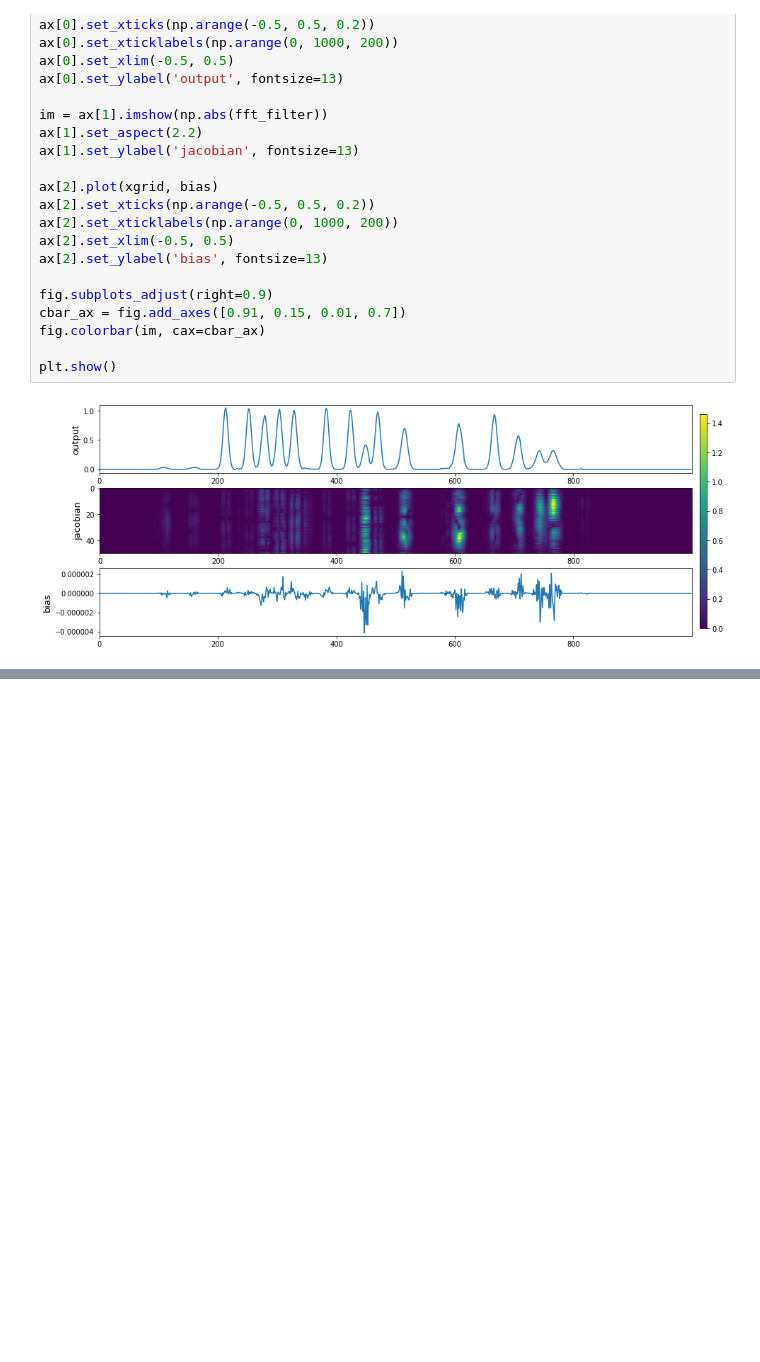
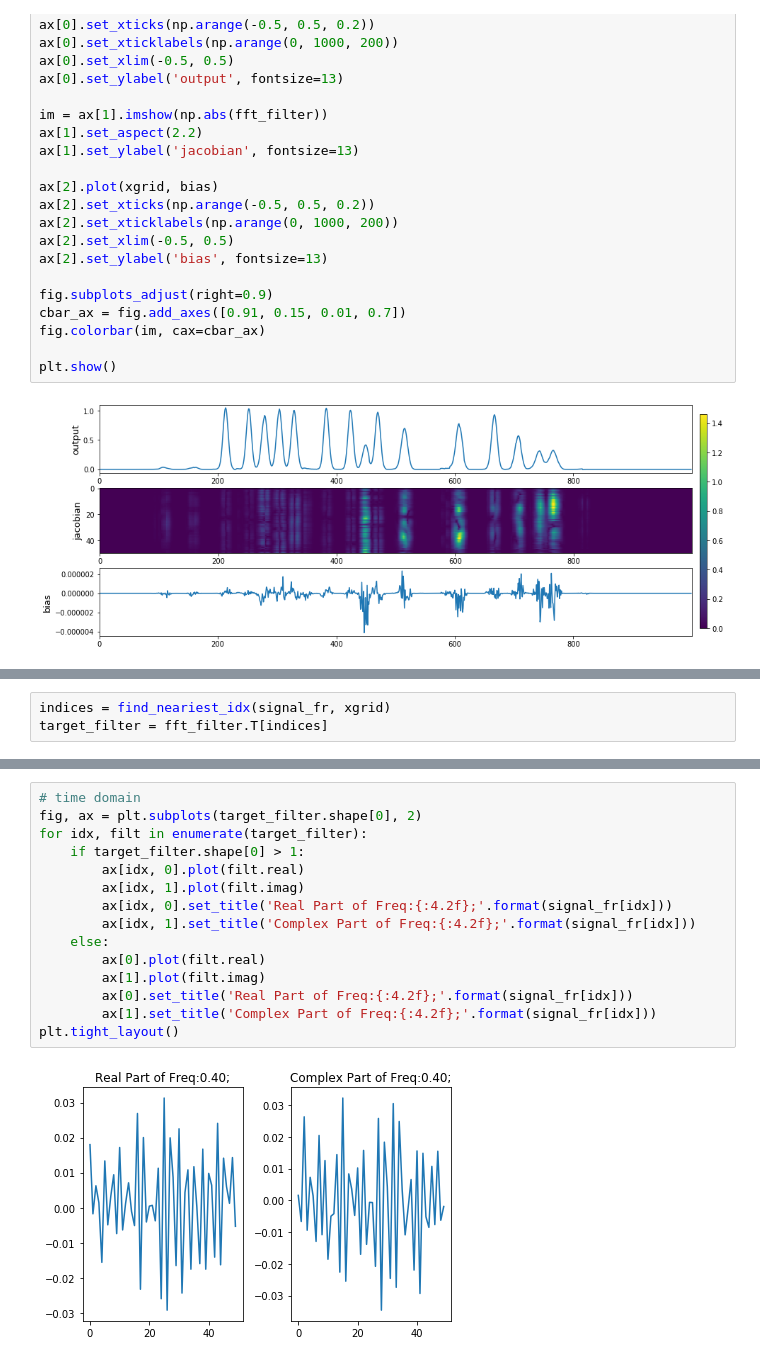
Before and after one commit to bofei5675/DeepFreq, a Jupyter notebook: filter.ipynb, the cells around one changed output, grey strips where cells are left out. Saved outputs shown, nothing was run; the diff lists cells and outputs as text; blank space fills up the shorter version.

```diff
--- a/filter.ipynb
+++ b/filter.ipynb
@@ -149,0 +296,3 @@ noisy_signal_t
+# %%
+indices = find_neariest_idx(signal_fr, xgrid)
+target_filter = fft_filter.T[indices]
@@ -149,0 +303,17 @@ noisy_signal_t
+# %%
+# time domain
+fig, ax = plt.subplots(target_filter.shape[0], 2)
+for idx, filt in enumerate(target_filter):
+    if target_filter.shape[0] > 1:
+        ax[idx, 0].plot(filt.real)
+        ax[idx, 1].plot(filt.imag)
+        ax[idx, 0].set_title('Real Part of Freq:{:4.2f};'.format(signal_fr[idx]))
+        ax[idx, 1].set_title('Complex Part of Freq:{:4.2f};'.format(signal_fr[idx]))
+    else:
+        ax[0].plot(filt.real)
+        ax[1].plot(filt.imag)
+        ax[0].set_title('Real Part of Freq:{:4.2f};'.format(signal_fr[idx]))
+        ax[1].set_title('Complex Part of Freq:{:4.2f};'.format(signal_fr[idx]))
+plt.tight_layout()
+# %% [output]
+[figure, added]
```
Also changed, not shown: parts of 15 cells of this notebook, 9 other files.
